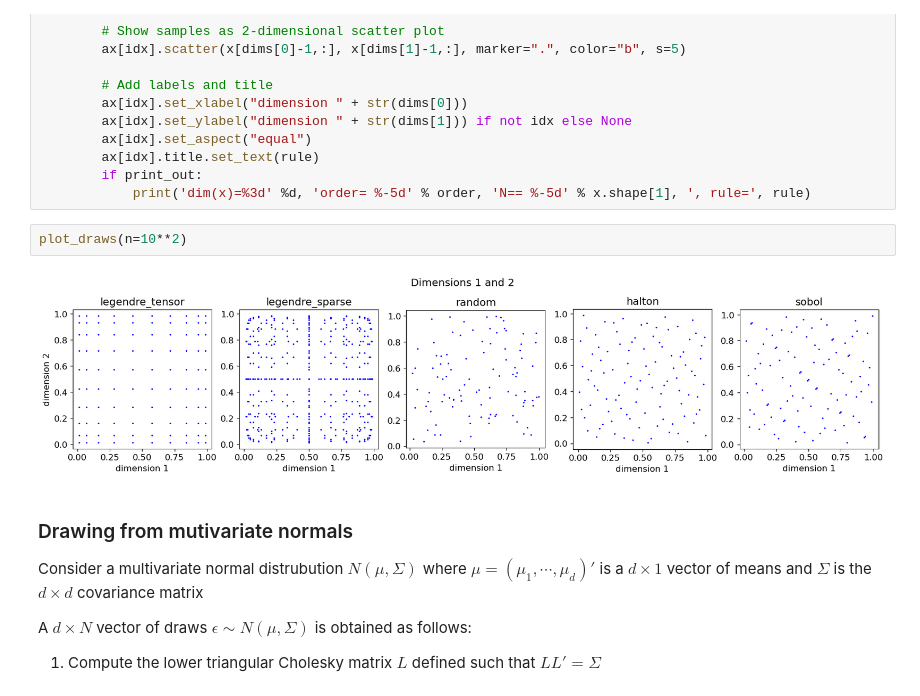
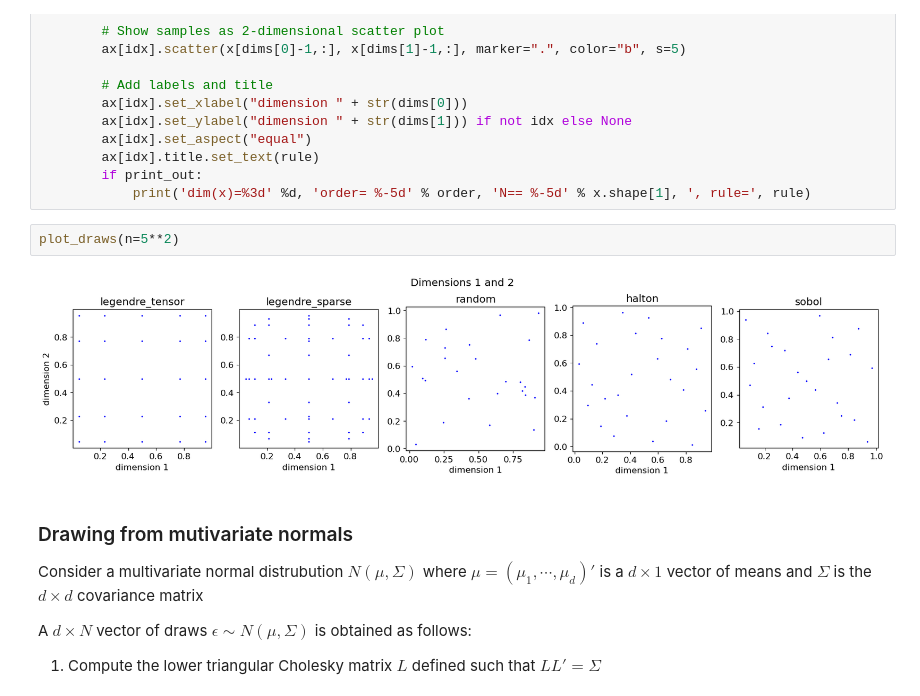
Before and after one commit to ansofol/dp_ucph, a Jupyter notebook: 1_theory_tools/04_multi_d_integration_AMO.ipynb, the cells around one changed output. Saved outputs shown, nothing was run; the diff lists cells and outputs as text.

```diff
--- a/1_theory_tools/04_multi_d_integration_AMO.ipynb
+++ b/1_theory_tools/04_multi_d_integration_AMO.ipynb
@@ -323,9 +323,9 @@ def plot_draws(n=20, d=2, transform=None, print_out=False,
         if print_out:
             print('dim(x)=%3d' %d, 'order= %-5d' % order, 'N== %-5d' % x.shape[1], ', rule=', rule)
 # %%
-plot_draws(n=10**2)
+plot_draws(n=5**2)
 # %% [output]
-[figure, old version]
+[figure, new version]
 # %% [markdown]
 ### Drawing from mutivariate normals
 Consider a multivariate normal distrubution $N(\mu,\Sigma)$ where $\mu=(\mu_1,\cdots, \mu_d)'$ is a $d \times 1$ vector of means and $\Sigma$ is the $d \times d$ covariance matrix
```
Also changed, not shown: parts of 14 cells of this notebook, 4 other files.
